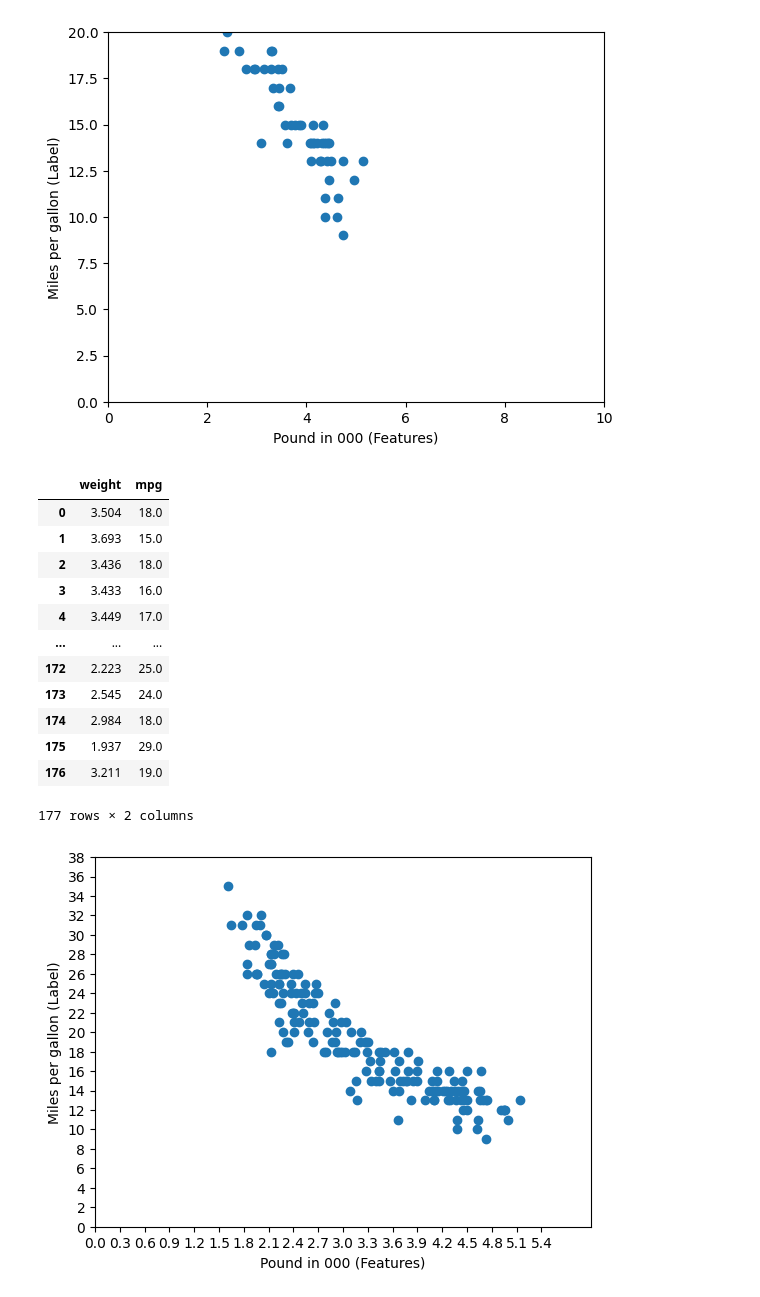
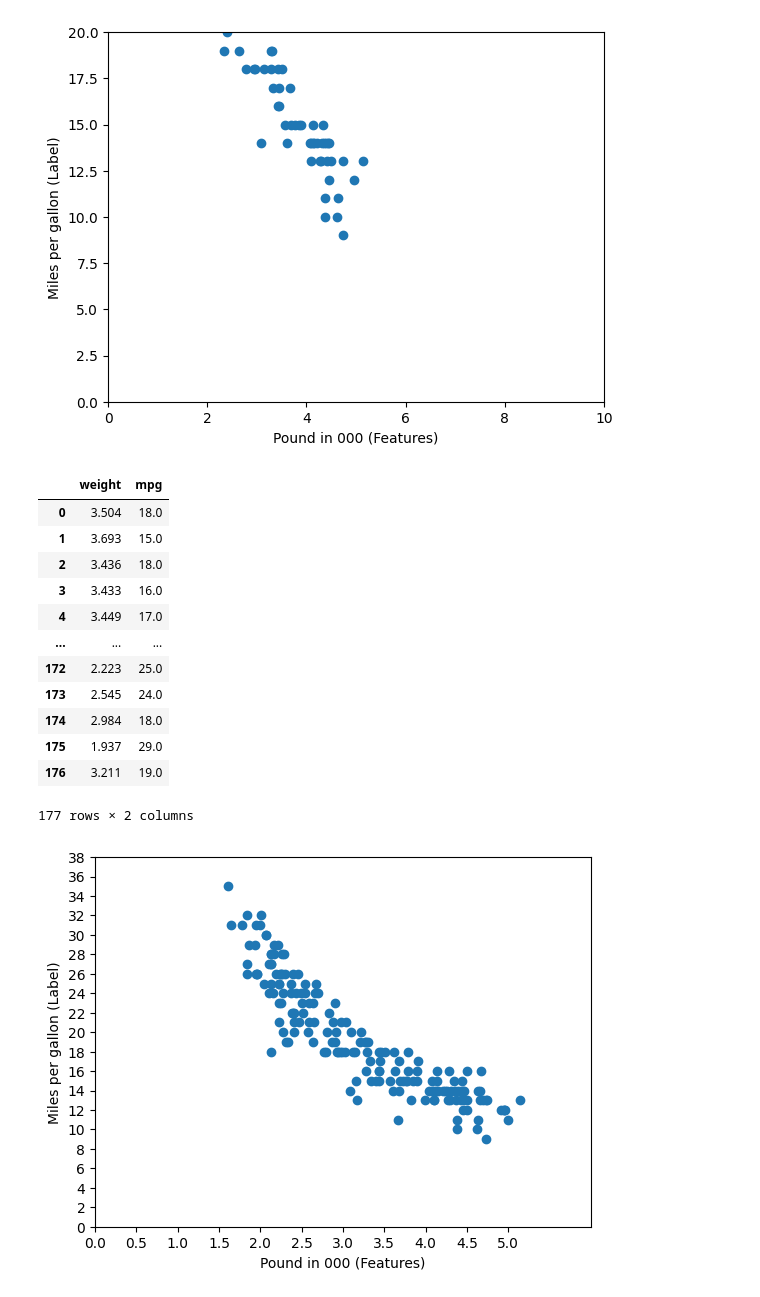
Before and after one commit to Znixz/haidezlair, a Jupyter notebook: ML_Playground.ipynb, the cells around one changed output. Saved outputs shown, nothing was run; the diff lists cells and outputs as text; code cells hidden in the pictures.

```diff
--- a/ML_Playground.ipynb
+++ b/ML_Playground.ipynb
@@ -107,27 +107,27 @@ plt.show()
 # %%
 sample = table_XY.head(177)
 display(sample)
 
 plt.scatter(sample["weight"], sample["mpg"])
 plt.xlim(0,6)
-plt.xticks(np.arange(0.0,5.5,0.3))
+plt.xticks(np.arange(0.0,5.5,0.5))
 plt.ylim(0,20)
 plt.yticks(np.arange(0.0,40.0,2.0))
 plt.xlabel("Pound in 000 (Features)")
 plt.ylabel("Miles per gallon (Label)")
 plt.show()
 # %% [output]
 |  | weight | mpg |
 | 0 | 3.504 | 18.0 |
 | 1 | 3.693 | 15.0 |
 | 2 | 3.436 | 18.0 |
 | 3 | 3.433 | 16.0 |
 | 4 | 3.449 | 17.0 |
 | ... | ... | ... |
 | 172 | 2.223 | 25.0 |
 | 173 | 2.545 | 24.0 |
 | 174 | 2.984 | 18.0 |
 | 175 | 1.937 | 29.0 |
 | 176 | 3.211 | 19.0 |
 177 rows × 2 columns
-[figure, old version]
+[figure, new version]
```
